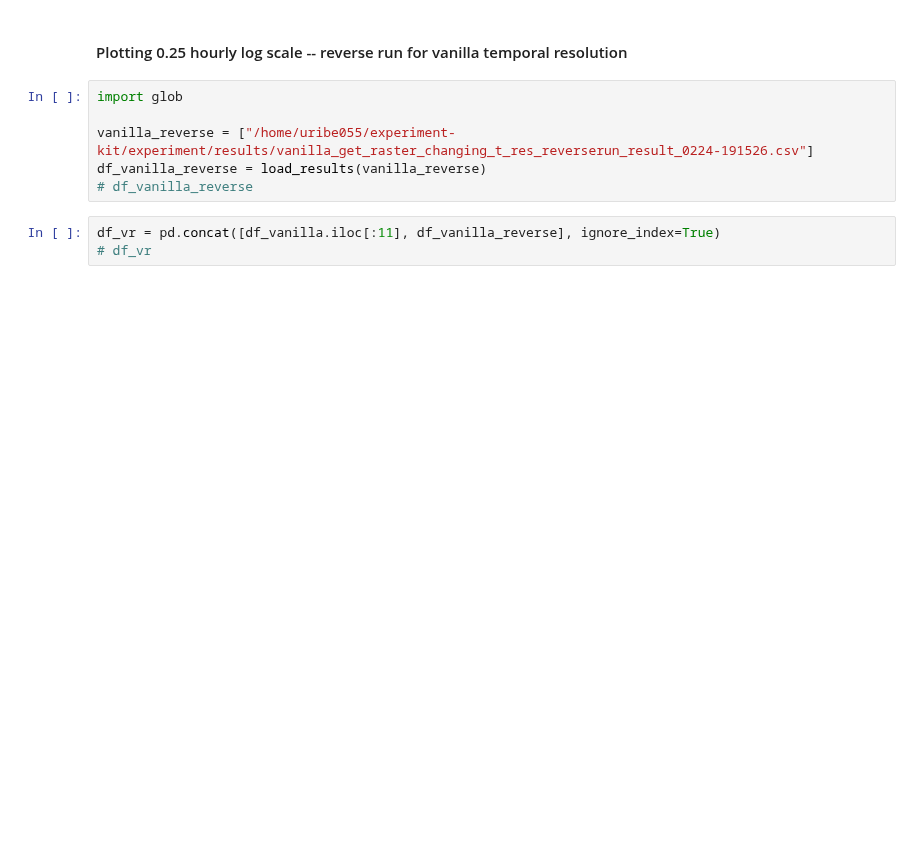
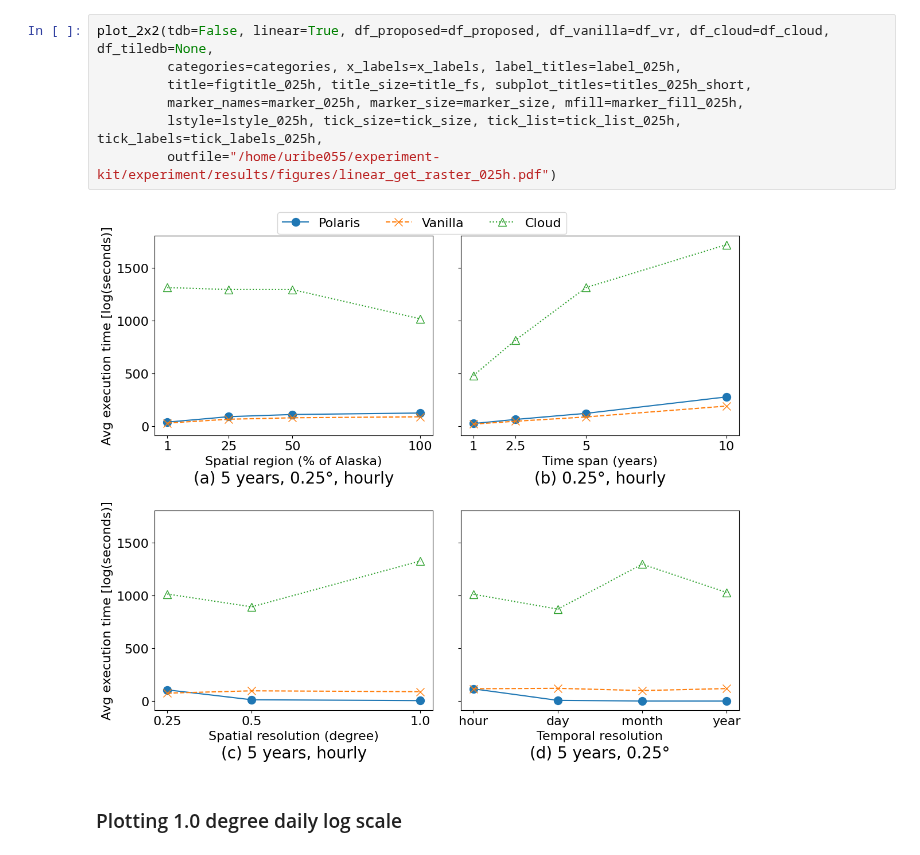
Before and after one commit to iharp3/experiment-kit, a Jupyter notebook: experiment/results/plot.ipynb, the cells around one changed output. Saved outputs shown, nothing was run; the diff lists cells and outputs as text; blank space fills up the shorter version.

Commit message:
edit plots

```diff
--- a/experiment/results/plot.ipynb
+++ b/experiment/results/plot.ipynb
@@ -248,11 +244,11 @@ plt.show()
+# %%
+plot_2x2(tdb=False, linear=True, df_proposed=df_proposed, df_vanilla=df_vr, df_cloud=df_cloud, df_tiledb=None,
+         categories=categories, x_labels=x_labels, label_titles=label_025h,
+         title=figtitle_025h, title_size=title_fs, subplot_titles=titles_025h_short,
+         marker_names=marker_025h, marker_size=marker_size, mfill=marker_fill_025h,
+         lstyle=lstyle_025h, tick_size=tick_size, tick_list=tick_list_025h, tick_labels=tick_labels_025h,
+         outfile="/home/uribe055/experiment-kit/experiment/results/figures/linear_get_raster_025h.pdf")
+# %% [output]
+[figure, added]
 # %% [markdown]
-#### Plotting 0.25 hourly log scale -- reverse run for vanilla temporal resolution
+### Plotting 1.0 degree daily log scale
-# %%
-import glob
-
-vanilla_reverse = ["/home/uribe055/experiment-kit/experiment/results/vanilla_get_raster_changing_t_res_reverserun_result_0224-191526.csv"]
-df_vanilla_reverse = load_results(vanilla_reverse)
-# df_vanilla_reverse
-# %%
-df_vr = pd.concat([df_vanilla.iloc[:11], df_vanilla_reverse], ignore_index=True)
-# df_vr
```
Also changed, not shown: parts of 26 cells of this notebook, 11 other files.
